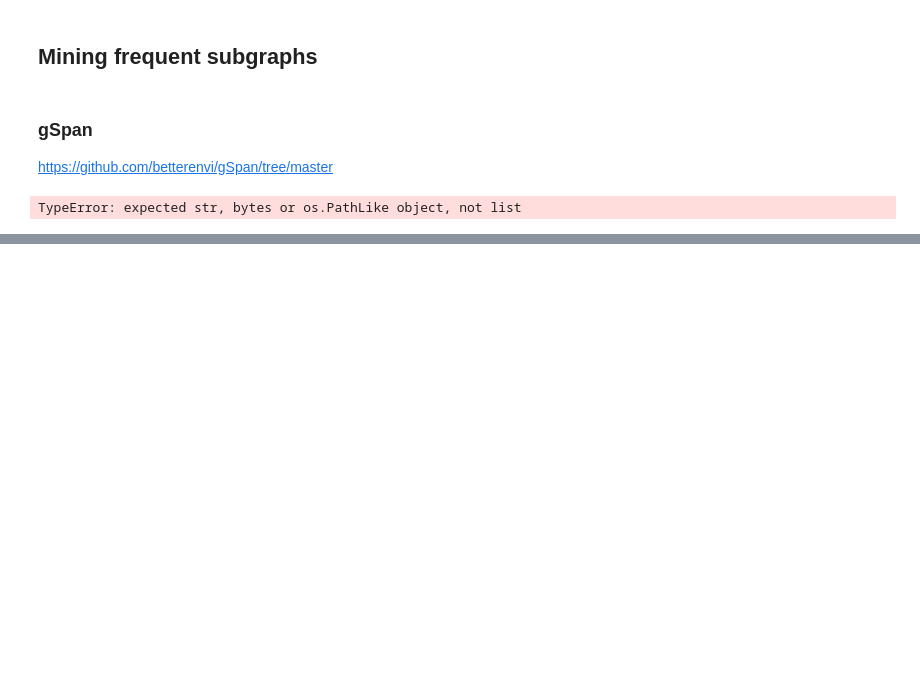
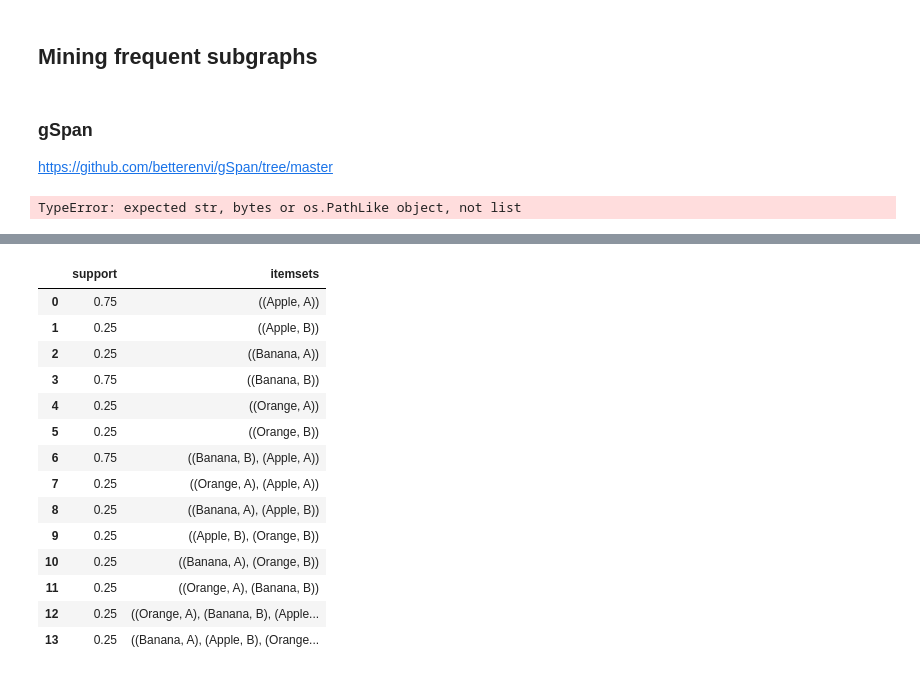
Before and after one commit to pankajr141/experiments, a Jupyter notebook: Reasoning/DataMining/datamining_frequent_itemset.ipynb, the cells around one changed output, grey strips where cells are left out. Cells and saved outputs as stored; diff of their text form; code cells hidden in the pictures; blank space fills up the shorter version.

```diff
--- a/Reasoning/DataMining/datamining_frequent_itemset.ipynb
+++ b/Reasoning/DataMining/datamining_frequent_itemset.ipynb
@@ -294,0 +358,37 @@ TypeError: expected str, bytes or os.PathLike object, not list
+# %%
+import pandas as pd
+from mlxtend.frequent_patterns import apriori, association_rules
+
+# Simulate a retail dataset with categories
+data = {
+    'TransactionID': [1, 1, 2, 2, 3, 3, 3, 4, 4, 4],
+    'Item': ['Apple', 'Banana', 'Apple', 'Banana', 'Apple', 'Banana', 'Orange', 'Apple', 'Banana', 'Orange'],
+    'Location': ['A', 'B', 'A', 'B', 'A', 'B', 'A', 'B', 'A', 'B']
+}
+
+df = pd.DataFrame(data)
+
+# Perform one-hot encoding to prepare data for Apriori algorithm
+basket = pd.crosstab(index=df['TransactionID'], columns=[df['Item'], df['Location']]).applymap(lambda x: 1 if x > 0 else 0)
+
+# Apply Apriori algorithm to find frequent itemsets
+frequent_itemsets = apriori(basket, min_support=0.2, use_colnames=True)
+basket, frequent_itemsets
+
+frequent_itemsets
+# %% [output]
+|  | support | itemsets |
+| 0 | 0.75 | ((Apple, A)) |
+| 1 | 0.25 | ((Apple, B)) |
+| 2 | 0.25 | ((Banana, A)) |
+| 3 | 0.75 | ((Banana, B)) |
+| 4 | 0.25 | ((Orange, A)) |
+| 5 | 0.25 | ((Orange, B)) |
+| 6 | 0.75 | ((Banana, B), (Apple, A)) |
+| 7 | 0.25 | ((Orange, A), (Apple, A)) |
+| 8 | 0.25 | ((Banana, A), (Apple, B)) |
+| 9 | 0.25 | ((Apple, B), (Orange, B)) |
+| 10 | 0.25 | ((Banana, A), (Orange, B)) |
+| 11 | 0.25 | ((Orange, A), (Banana, B)) |
+| 12 | 0.25 | ((Orange, A), (Banana, B), (Apple... |
+| 13 | 0.25 | ((Banana, A), (Apple, B), (Orange... |
```
Also changed, not shown: parts of 22 cells of this notebook.
